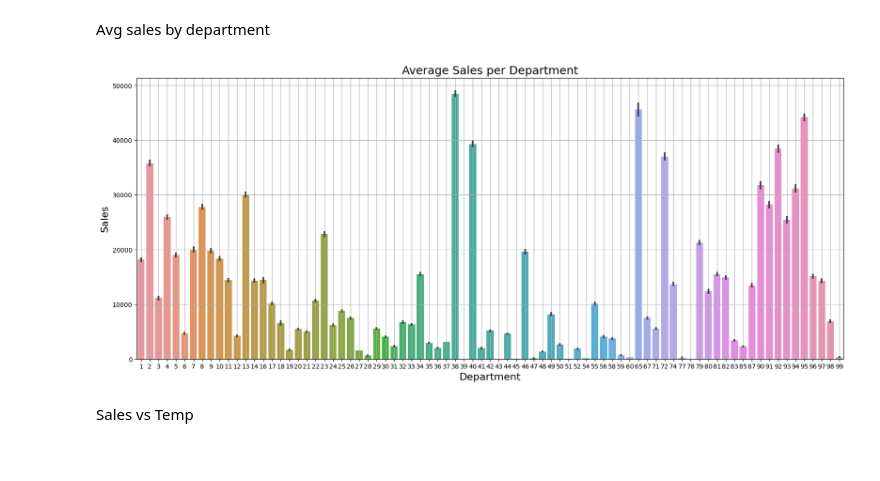
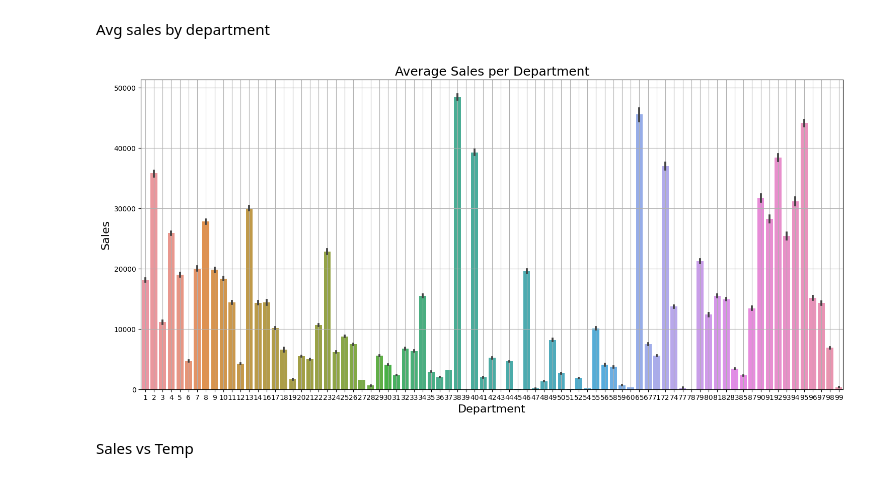
Before and after one commit to silas-ph/Project-2, a Jupyter notebook: sales_forecasting.ipynb, the cells around one changed output. Saved outputs shown, nothing was run; the diff lists cells and outputs as text; code cells hidden in the pictures.

```diff
--- a/sales_forecasting.ipynb
+++ b/sales_forecasting.ipynb
@@ -485,16 +506,16 @@ Avg sales by department
 # plt.savefig("Plots/avg_sales_dept.png")
 # plt.show()
 # %%
-plt.figure(figsize=(20, 8))
+plt.figure(figsize=(18, 8))
 sns.barplot(x="Dept", y="Weekly_Sales", data=data)
 plt.grid()
 plt.title("Average Sales per Department", fontsize=18)
 plt.ylabel("Sales", fontsize=16)
 plt.xlabel("Department", fontsize=16)
-#plt.savefig("Plots/avg_sales_dept.png")
+plt.savefig("Plots/avg_sales_dept.png")
 plt.show()
 # %% [output]
-[figure, old version]
+[figure, new version]
 # %% [markdown]
 Sales vs Temp
 # %%
```
Also changed, not shown: parts of 29 cells of this notebook, 7 other files.
